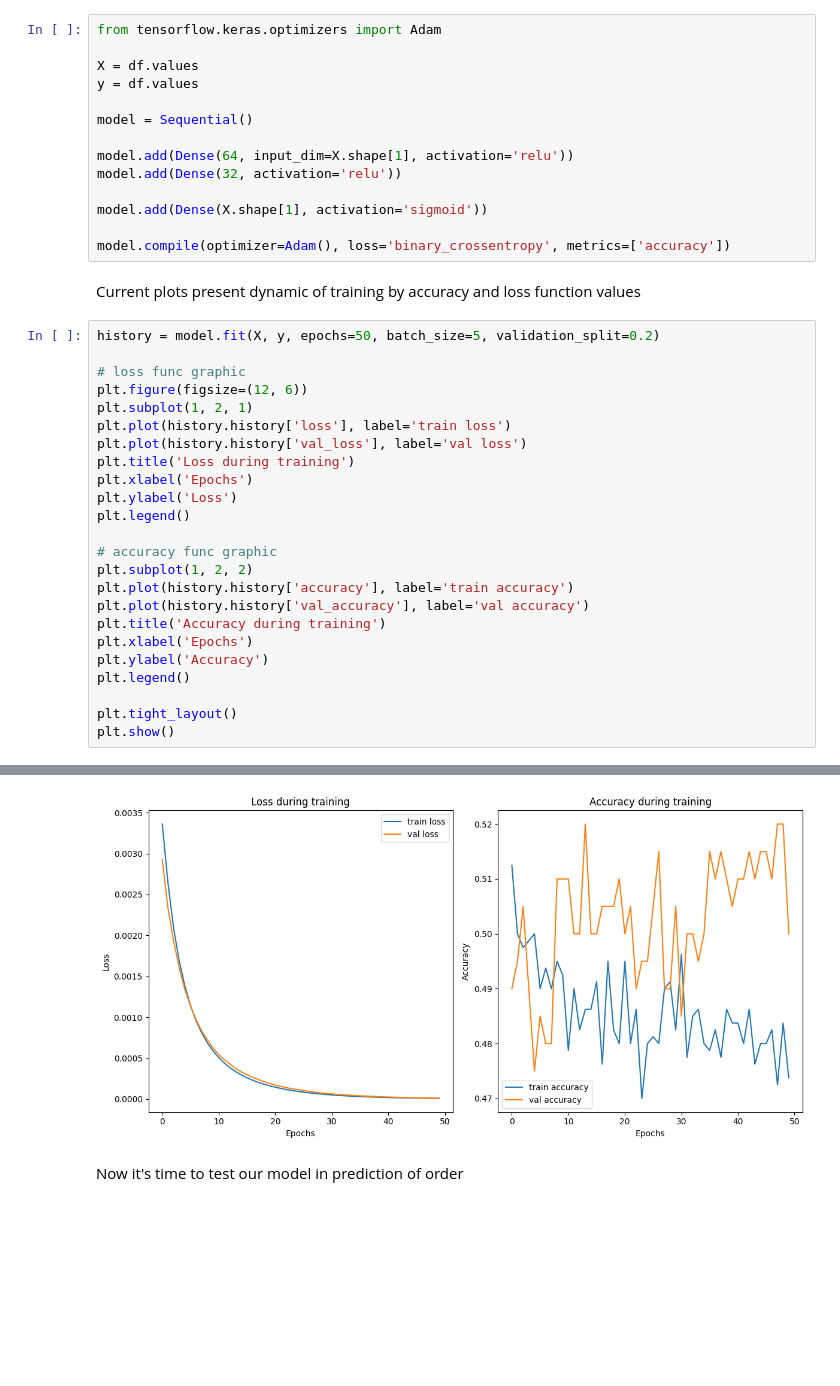
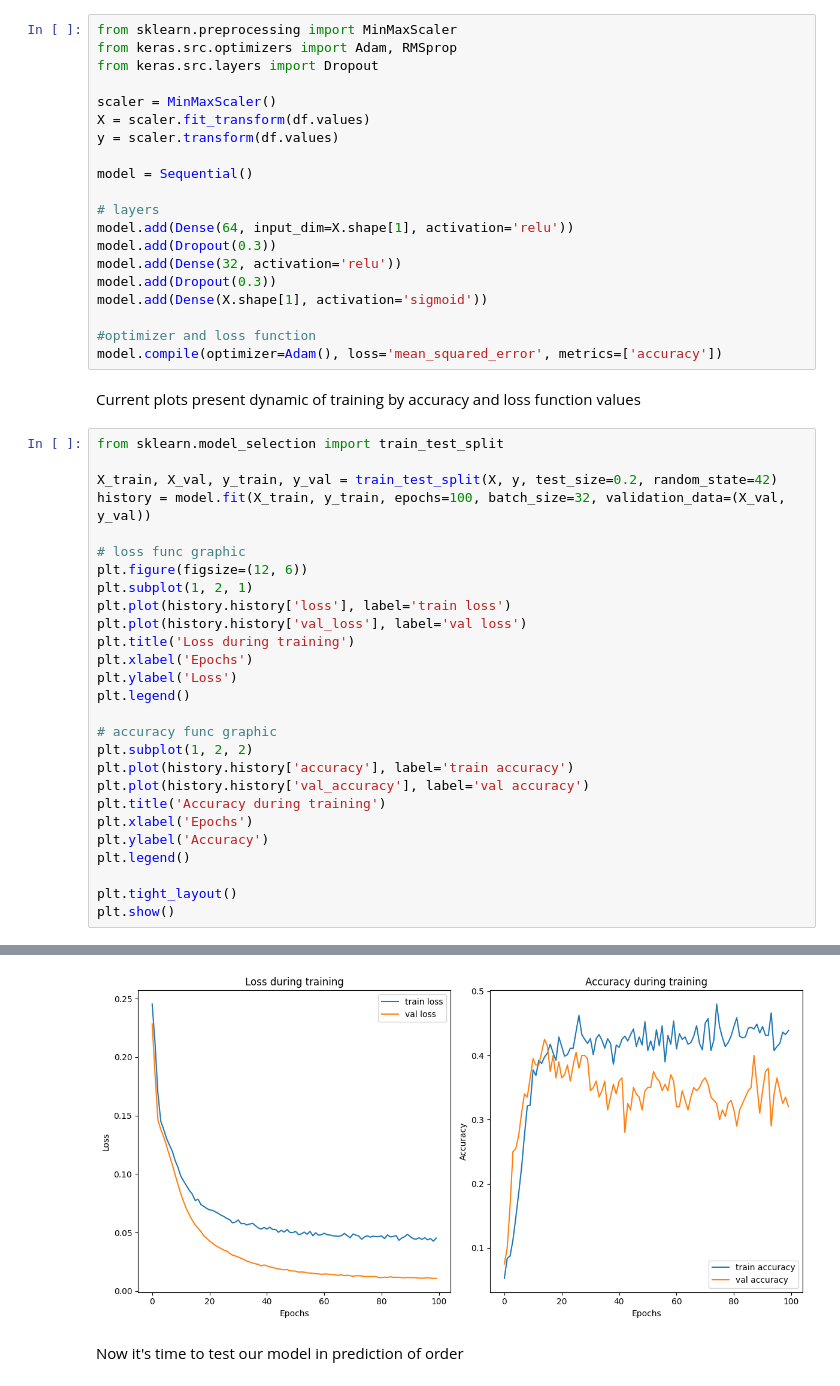
Before and after one commit to kurry-argo/coffeeshop-analysis, a Jupyter notebook: analysis.ipynb, the cells around one changed output, grey strips where cells are left out. Saved outputs shown, nothing was run; the diff lists cells and outputs as text; blank space fills up the shorter version.

Commit message:
[add] another model with RMSProp and mse

```diff
--- a/analysis.ipynb
+++ b/analysis.ipynb
@@ -158,23 +158,32 @@ plt.show()
 The most comorbide combination is just one type of product, that gives 1.00 correlation equality. So almost zero and hundred percent must be ommited in any case except for quantile distibution like in our case.
 Hence lets construct test model with softmax activation function in last layer. Linear crossentropy function will be used due to gradient scalling of combination frequency(check picture)
 # %%
-from tensorflow.keras.optimizers import Adam
+from sklearn.preprocessing import MinMaxScaler
+from keras.src.optimizers import Adam, RMSprop
+from keras.src.layers import Dropout
 
-X = df.values
-y = df.values
+scaler = MinMaxScaler()
+X = scaler.fit_transform(df.values)
+y = scaler.transform(df.values)
 
 model = Sequential()
 
+# layers
 model.add(Dense(64, input_dim=X.shape[1], activation='relu'))
+model.add(Dropout(0.3))
 model.add(Dense(32, activation='relu'))
-
+model.add(Dropout(0.3))
 model.add(Dense(X.shape[1], activation='sigmoid'))
 
-model.compile(optimizer=Adam(), loss='binary_crossentropy', metrics=['accuracy'])
+#optimizer and loss function
+model.compile(optimizer=Adam(), loss='mean_squared_error', metrics=['accuracy'])
 # %% [markdown]
 Current plots present dynamic of training by accuracy and loss function values
 # %%
-history = model.fit(X, y, epochs=50, batch_size=5, validation_split=0.2)
+from sklearn.model_selection import train_test_split
+
+X_train, X_val, y_train, y_val = train_test_split(X, y, test_size=0.2, random_state=42)
+history = model.fit(X_train, y_train, epochs=100, batch_size=32, validation_data=(X_val, y_val))
 
 # loss func graphic
 plt.figure(figsize=(12, 6))
@@ -218,4 +227,4 @@ Epoch 50/50
-[figure, old version]
+[figure, new version]
 # %% [markdown]
 Now it's time to test our model in prediction of order
 # %%
```
Also changed, not shown: parts of 2 cells of this notebook.
